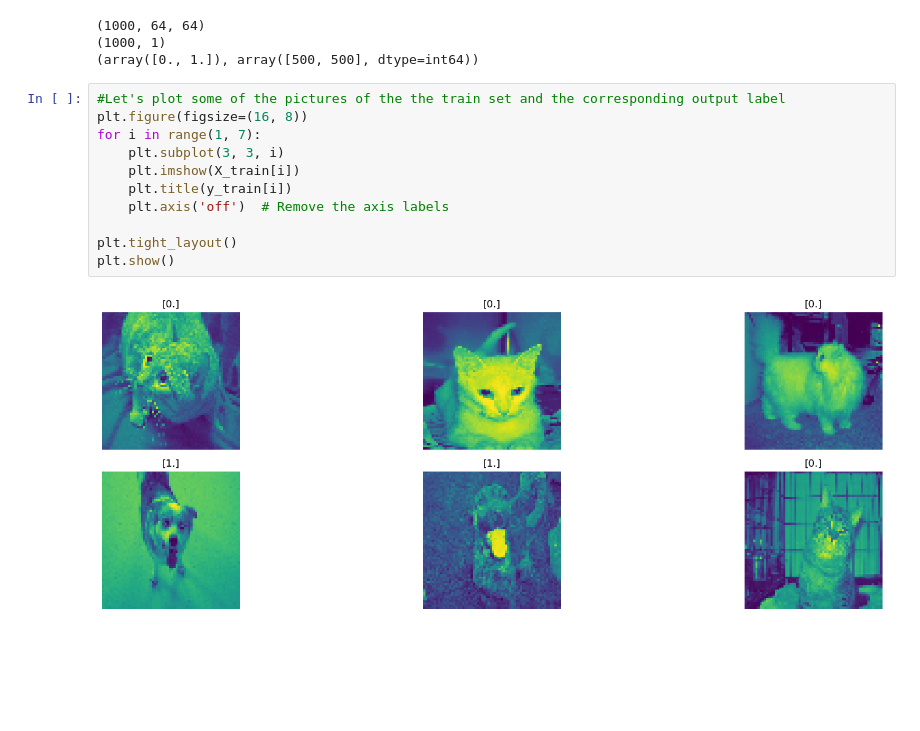
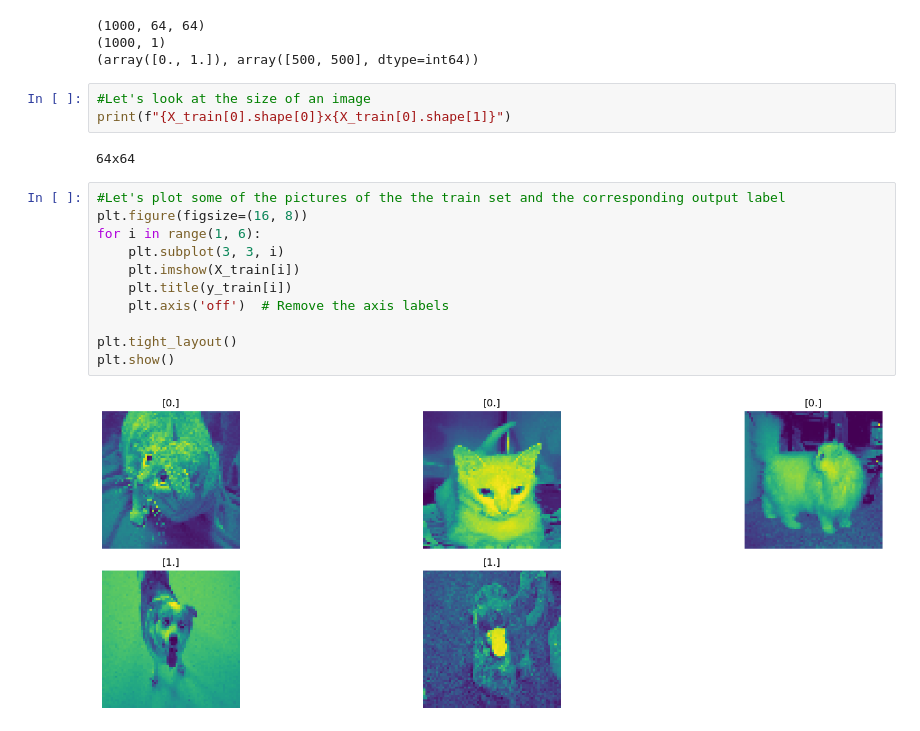
Before and after one commit to GwadeSteve/Deep-Learning-from-Scratch, a Jupyter notebook: Deep Learning.ipynb, the cells around one changed output. Cells and saved outputs as stored; diff of their text form; blank space fills up the shorter version.

```diff
--- a/Deep Learning.ipynb
+++ b/Deep Learning.ipynb
@@ -414,16 +421,21 @@ print(np.unique(y_train, return_counts=True))
 (1000, 64, 64)
 (1000, 1)
 (array([0., 1.]), array([500, 500], dtype=int64))
+# %%
+#Let's look at the size of an image
+print(f"{X_train[0].shape[0]}x{X_train[0].shape[1]}")
+# %% [output]
+64x64
 # %%
 #Let's plot some of the pictures of the the train set and the corresponding output label
 plt.figure(figsize=(16, 8))
-for i in range(1, 7):
+for i in range(1, 6):
     plt.subplot(3, 3, i)
     plt.imshow(X_train[i])
     plt.title(y_train[i])
     plt.axis('off')  # Remove the axis labels
 
 plt.tight_layout()
 plt.show()
 # %% [output]
-[figure, old version]
+[figure, new version]
```
Also changed, not shown: parts of 20 cells of this notebook, 1 other file.
